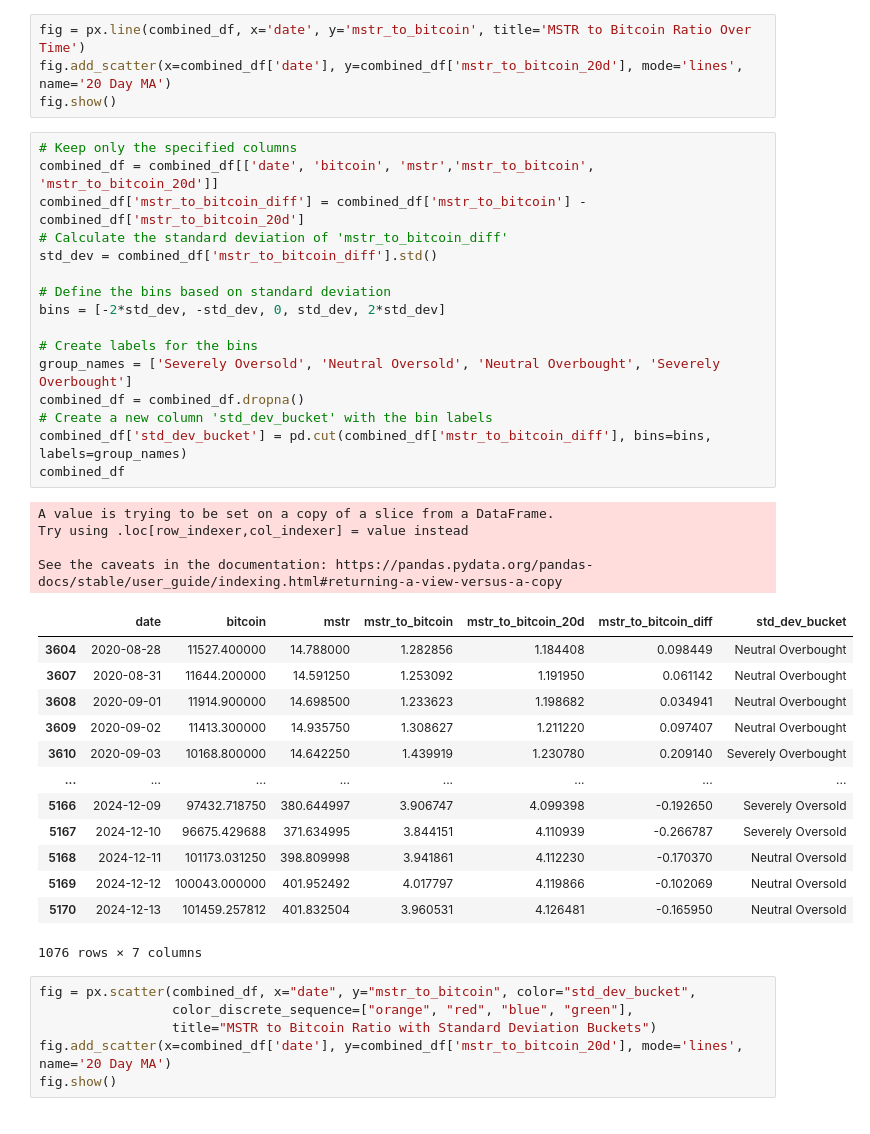
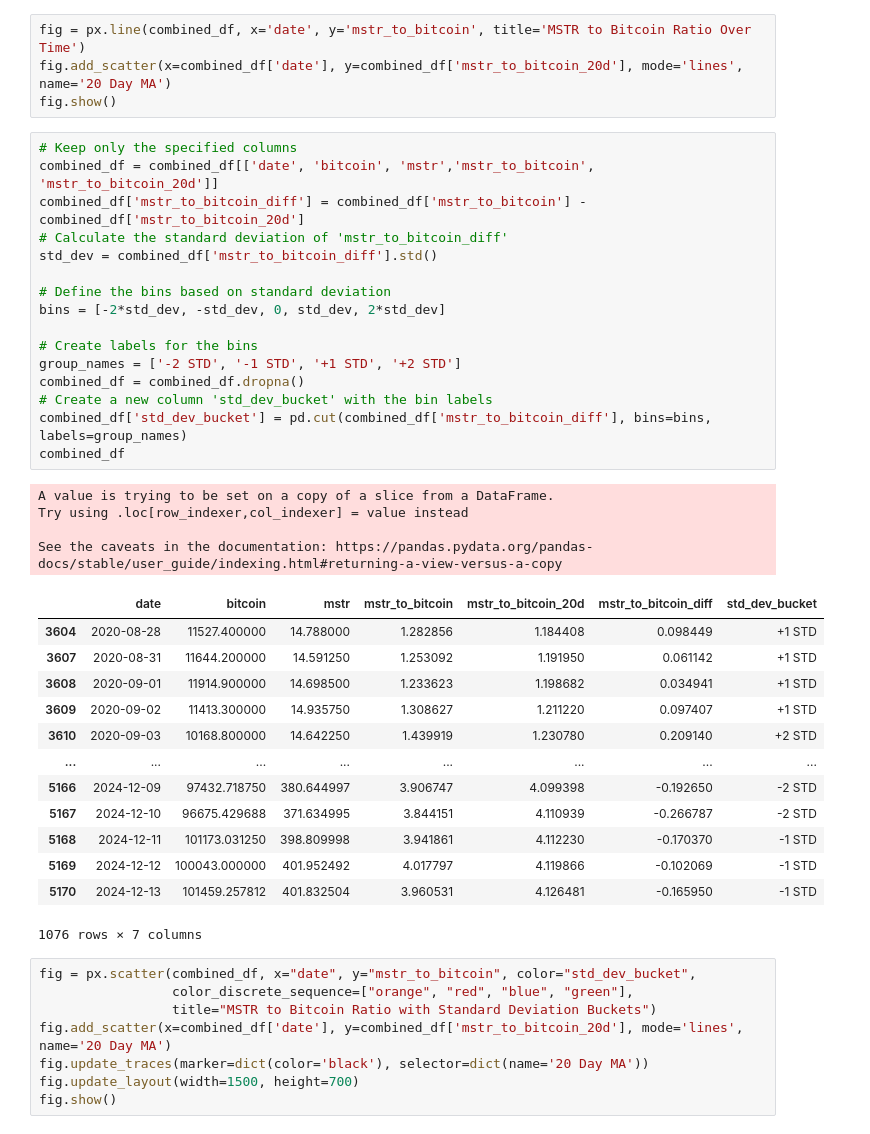
Before and after one commit to guevarch/BitcoinFinal, a Jupyter notebook: mstr.ipynb, the cells around one changed output. Saved outputs shown, nothing was run; the diff lists cells and outputs as text.

```diff
--- a/mstr.ipynb
+++ b/mstr.ipynb
@@ -138,40 +138,42 @@ fig.show()
 # %%
 # Keep only the specified columns
 combined_df = combined_df[['date', 'bitcoin', 'mstr','mstr_to_bitcoin', 'mstr_to_bitcoin_20d']]
 combined_df['mstr_to_bitcoin_diff'] = combined_df['mstr_to_bitcoin'] - combined_df['mstr_to_bitcoin_20d']
 # Calculate the standard deviation of 'mstr_to_bitcoin_diff'
 std_dev = combined_df['mstr_to_bitcoin_diff'].std()
 
 # Define the bins based on standard deviation
 bins = [-2*std_dev, -std_dev, 0, std_dev, 2*std_dev]
 
 # Create labels for the bins
-group_names = ['Severely Oversold', 'Neutral Oversold', 'Neutral Overbought', 'Severely Overbought']
+group_names = ['-2 STD', '-1 STD', '+1 STD', '+2 STD']
 combined_df = combined_df.dropna()
 # Create a new column 'std_dev_bucket' with the bin labels
 combined_df['std_dev_bucket'] = pd.cut(combined_df['mstr_to_bitcoin_diff'], bins=bins, labels=group_names)
 combined_df
 # %% [output]
 A value is trying to be set on a copy of a slice from a DataFrame.
 Try using .loc[row_indexer,col_indexer] = value instead
 
 See the caveats in the documentation: https://pandas.pydata.org/pandas-docs/stable/user_guide/indexing.html#returning-a-view-versus-a-copy
 |  | date | bitcoin | mstr | mstr_to_bitcoin | mstr_to_bitcoin_20d | mstr_to_bitcoin_diff | std_dev_bucket |
-| 3604 | 2020-08-28 | 11527.400000 | 14.788000 | 1.282856 | 1.184408 | 0.098449 | Neutral Overbought |
-| 3607 | 2020-08-31 | 11644.200000 | 14.591250 | 1.253092 | 1.191950 | 0.061142 | Neutral Overbought |
-| 3608 | 2020-09-01 | 11914.900000 | 14.698500 | 1.233623 | 1.198682 | 0.034941 | Neutral Overbought |
-| 3609 | 2020-09-02 | 11413.300000 | 14.935750 | 1.308627 | 1.211220 | 0.097407 | Neutral Overbought |
-| 3610 | 2020-09-03 | 10168.800000 | 14.642250 | 1.439919 | 1.230780 | 0.209140 | Severely Overbought |
+| 3604 | 2020-08-28 | 11527.400000 | 14.788000 | 1.282856 | 1.184408 | 0.098449 | +1 STD |
+| 3607 | 2020-08-31 | 11644.200000 | 14.591250 | 1.253092 | 1.191950 | 0.061142 | +1 STD |
+| 3608 | 2020-09-01 | 11914.900000 | 14.698500 | 1.233623 | 1.198682 | 0.034941 | +1 STD |
+| 3609 | 2020-09-02 | 11413.300000 | 14.935750 | 1.308627 | 1.211220 | 0.097407 | +1 STD |
+| 3610 | 2020-09-03 | 10168.800000 | 14.642250 | 1.439919 | 1.230780 | 0.209140 | +2 STD |
 | ... | ... | ... | ... | ... | ... | ... | ... |
-| 5166 | 2024-12-09 | 97432.718750 | 380.644997 | 3.906747 | 4.099398 | -0.192650 | Severely Oversold |
-| 5167 | 2024-12-10 | 96675.429688 | 371.634995 | 3.844151 | 4.110939 | -0.266787 | Severely Oversold |
-| 5168 | 2024-12-11 | 101173.031250 | 398.809998 | 3.941861 | 4.112230 | -0.170370 | Neutral Oversold |
-| 5169 | 2024-12-12 | 100043.000000 | 401.952492 | 4.017797 | 4.119866 | -0.102069 | Neutral Oversold |
-| 5170 | 2024-12-13 | 101459.257812 | 401.832504 | 3.960531 | 4.126481 | -0.165950 | Neutral Oversold |
+| 5166 | 2024-12-09 | 97432.718750 | 380.644997 | 3.906747 | 4.099398 | -0.192650 | -2 STD |
+| 5167 | 2024-12-10 | 96675.429688 | 371.634995 | 3.844151 | 4.110939 | -0.266787 | -2 STD |
+| 5168 | 2024-12-11 | 101173.031250 | 398.809998 | 3.941861 | 4.112230 | -0.170370 | -1 STD |
+| 5169 | 2024-12-12 | 100043.000000 | 401.952492 | 4.017797 | 4.119866 | -0.102069 | -1 STD |
+| 5170 | 2024-12-13 | 101459.257812 | 401.832504 | 3.960531 | 4.126481 | -0.165950 | -1 STD |
 1076 rows × 7 columns
 # %%
 fig = px.scatter(combined_df, x="date", y="mstr_to_bitcoin", color="std_dev_bucket",
                  color_discrete_sequence=["orange", "red", "blue", "green"],
                  title="MSTR to Bitcoin Ratio with Standard Deviation Buckets")
 fig.add_scatter(x=combined_df['date'], y=combined_df['mstr_to_bitcoin_20d'], mode='lines', name='20 Day MA')
+fig.update_traces(marker=dict(color='black'), selector=dict(name='20 Day MA'))
+fig.update_layout(width=1500, height=700)
 fig.show()
```
Also changed, not shown: parts of 1 cell of this notebook.
